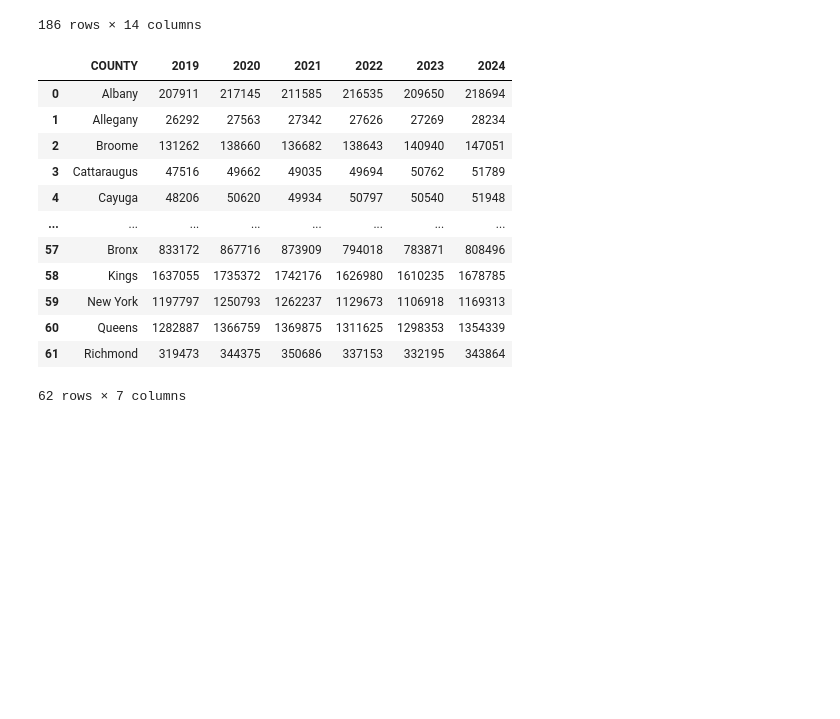
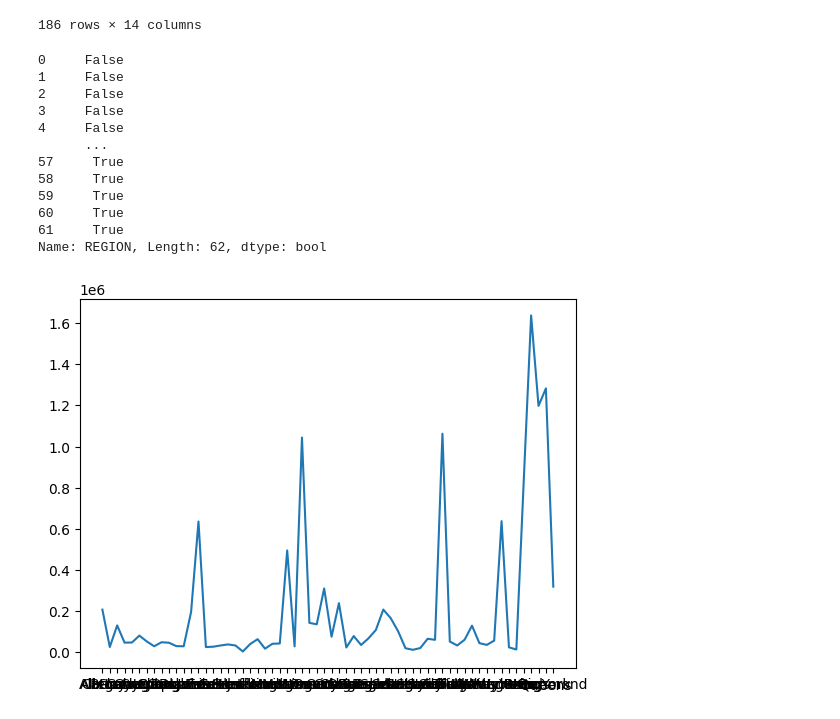
Before and after one commit to tgrantknight/Job-Sample, a Jupyter notebook: sample.ipynb, the cells around one changed output. Saved outputs shown, nothing was run; the diff lists cells and outputs as text; code cells hidden in the pictures; blank space fills up the shorter version.

Commit message:
adding plotting

```diff
--- a/sample.ipynb
+++ b/sample.ipynb
@@ -51,27 +52,31 @@ clean_data['2019']
 | 185 | Within NYC | Richmond | Total | 138244 | 95133 | 4900 | 1184 | 459 | 251 | 10616 | 6 | ... |
 186 rows × 14 columns
 # %%
-# initalize the COUNTY column for all_totals
-all_totals = clean_data['2019'].loc[clean_data['2019']['STATUS'].str.contains('Total'), ['COUNTY']]
+# initalize the REGION column for all_totals
+all_totals = clean_data['2019'].loc[clean_data['2019']['STATUS'].str.contains('Total'), ['REGION']]
+all_totals['COUNTY'] = clean_data['2019'].loc[clean_data['2019']['STATUS'].str.contains('Total'), ['COUNTY']]
 
 for date in clean_data:
     month_data = clean_data[date]
     all_totals[date] = month_data.loc[month_data['STATUS'].str.contains('Total'), ['TOTAL']]
 
 all_totals.reset_index(drop=True, inplace=True)
-
-all_totals
 # %% [output]
-|  | COUNTY | 2019 | 2020 | 2021 | 2022 | 2023 | 2024 |
-| 0 | Albany | 207911 | 217145 | 211585 | 216535 | 209650 | 218694 |
-| 1 | Allegany | 26292 | 27563 | 27342 | 27626 | 27269 | 28234 |
-| 2 | Broome | 131262 | 138660 | 136682 | 138643 | 140940 | 147051 |
-| 3 | Cattaraugus | 47516 | 49662 | 49035 | 49694 | 50762 | 51789 |
-| 4 | Cayuga | 48206 | 50620 | 49934 | 50797 | 50540 | 51948 |
-| ... | ... | ... | ... | ... | ... | ... | ... |
-| 57 | Bronx | 833172 | 867716 | 873909 | 794018 | 783871 | 808496 |
-| 58 | Kings | 1637055 | 1735372 | 1742176 | 1626980 | 1610235 | 1678785 |
-| 59 | New York | 1197797 | 1250793 | 1262237 | 1129673 | 1106918 | 1169313 |
-| 60 | Queens | 1282887 | 1366759 | 1369875 | 1311625 | 1298353 | 1354339 |
-| 61 | Richmond | 319473 | 344375 | 350686 | 337153 | 332195 | 343864 |
-62 rows × 7 columns
+0     False
+1     False
+2     False
+3     False
+4     False
+      ...
+57     True
+58     True
+59     True
+60     True
+61     True
+Name: REGION, Length: 62, dtype: bool
+# %%
+plt.plot(all_totals.COUNTY, all_totals['2019'])
+
+plt.show()
+# %% [output]
+[figure, added]
```
Also changed, not shown: parts of 1 cell of this notebook.
